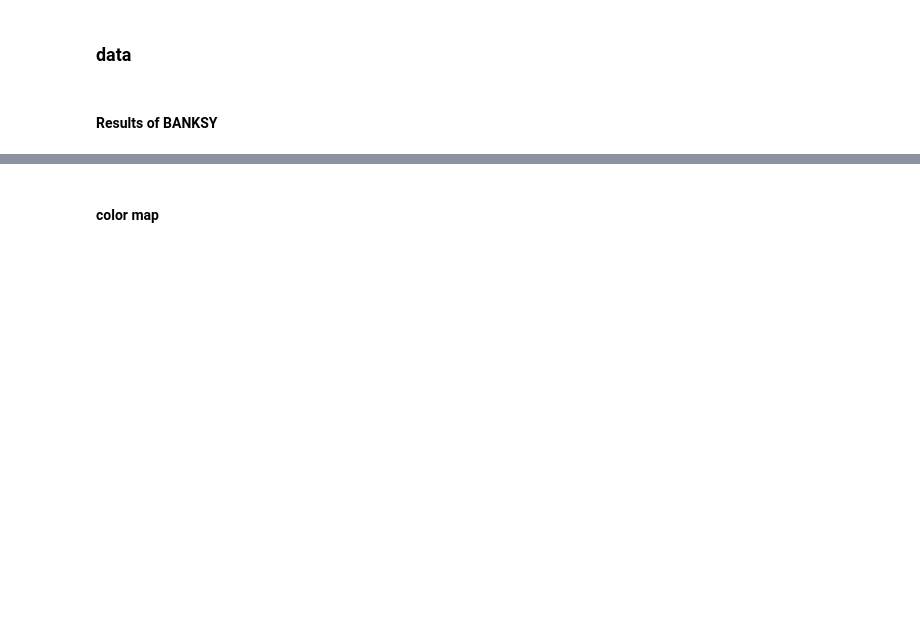
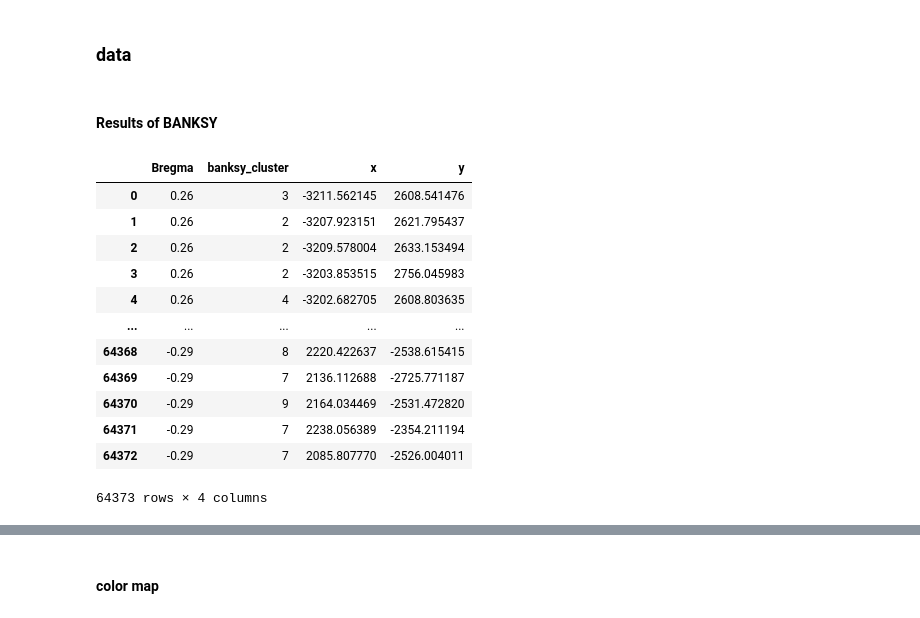
Before and after one commit to melocery/MasterThesisAnalysis, a Jupyter notebook: notebook/R1_SliceEquivalence.ipynb, the cells around one changed output, grey strips where cells are left out. Drawn from its saved outputs; the diff is of its cells as text; code cells hidden in the pictures; blank space fills up the shorter version.

```diff
--- a/notebook/R1_SliceEquivalence.ipynb
+++ b/notebook/R1_SliceEquivalence.ipynb
@@ -37,3 +40,19 @@ banksy_result = pd.read_csv(
             "lam0.2": "banksy_cluster",
         }
     )
+# %%
+banksy_result
+# %% [output]
+|  | Bregma | banksy_cluster | x | y |
+| 0 | 0.26 | 3 | -3211.562145 | 2608.541476 |
+| 1 | 0.26 | 2 | -3207.923151 | 2621.795437 |
+| 2 | 0.26 | 2 | -3209.578004 | 2633.153494 |
+| 3 | 0.26 | 2 | -3203.853515 | 2756.045983 |
+| 4 | 0.26 | 4 | -3202.682705 | 2608.803635 |
+| ... | ... | ... | ... | ... |
+| 64368 | -0.29 | 8 | 2220.422637 | -2538.615415 |
+| 64369 | -0.29 | 7 | 2136.112688 | -2725.771187 |
+| 64370 | -0.29 | 9 | 2164.034469 | -2531.472820 |
+| 64371 | -0.29 | 7 | 2238.056389 | -2354.211194 |
+| 64372 | -0.29 | 7 | 2085.807770 | -2526.004011 |
+64373 rows × 4 columns
```
Also changed, not shown: parts of 37 cells of this notebook, 3 other files.
